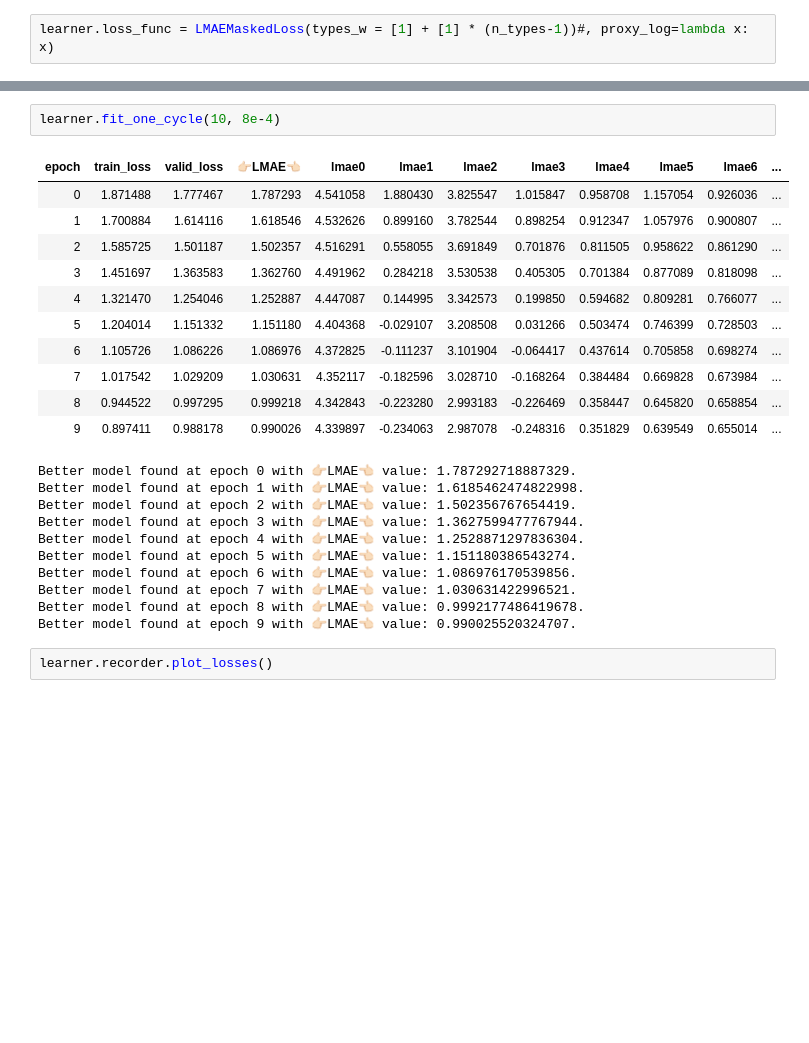
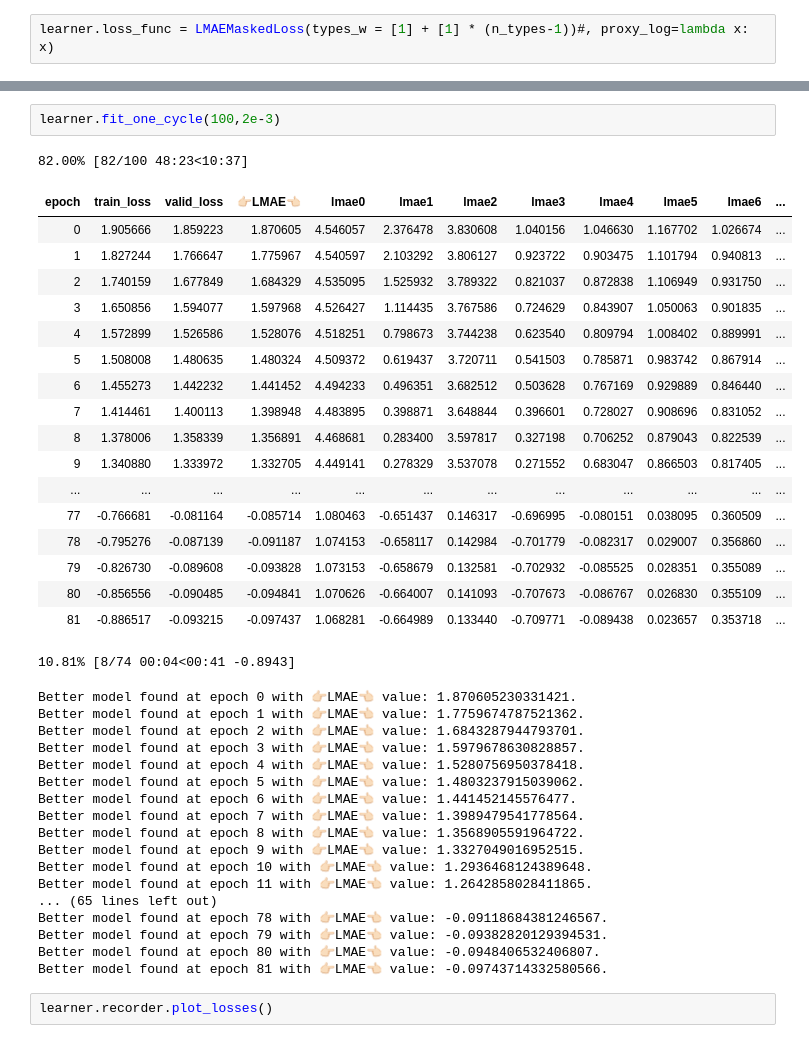
Before and after one commit to antorsae/champs-scalar-coupling, a Jupyter notebook: molecule-transformer.ipynb, the cells around one changed output, grey strips where cells are left out. Saved outputs shown, nothing was run; the diff lists cells and outputs as text; blank space fills up the shorter version.

```diff
--- a/molecule-transformer.ipynb
+++ b/molecule-transformer.ipynb
@@ -793,27 +845,42 @@ Min loss divided by 10: 7.59E-04
-# %%
-learner.fit_one_cycle(10, 8e-4)
-# %% [output]
-| epoch | train_loss | valid_loss | 👉🏻LMAE👈🏻 | lmae0 | lmae1 | lmae2 | lmae3 | lmae4 | lmae5 | lmae6 | ... |
-| 0 | 1.871488 | 1.777467 | 1.787293 | 4.541058 | 1.880430 | 3.825547 | 1.015847 | 0.958708 | 1.157054 | 0.926036 | ... |
-| 1 | 1.700884 | 1.614116 | 1.618546 | 4.532626 | 0.899160 | 3.782544 | 0.898254 | 0.912347 | 1.057976 | 0.900807 | ... |
-| 2 | 1.585725 | 1.501187 | 1.502357 | 4.516291 | 0.558055 | 3.691849 | 0.701876 | 0.811505 | 0.958622 | 0.861290 | ... |
-| 3 | 1.451697 | 1.363583 | 1.362760 | 4.491962 | 0.284218 | 3.530538 | 0.405305 | 0.701384 | 0.877089 | 0.818098 | ... |
-| 4 | 1.321470 | 1.254046 | 1.252887 | 4.447087 | 0.144995 | 3.342573 | 0.199850 | 0.594682 | 0.809281 | 0.766077 | ... |
-| 5 | 1.204014 | 1.151332 | 1.151180 | 4.404368 | -0.029107 | 3.208508 | 0.031266 | 0.503474 | 0.746399 | 0.728503 | ... |
-| 6 | 1.105726 | 1.086226 | 1.086976 | 4.372825 | -0.111237 | 3.101904 | -0.064417 | 0.437614 | 0.705858 | 0.698274 | ... |
-| 7 | 1.017542 | 1.029209 | 1.030631 | 4.352117 | -0.182596 | 3.028710 | -0.168264 | 0.384484 | 0.669828 | 0.673984 | ... |
-| 8 | 0.944522 | 0.997295 | 0.999218 | 4.342843 | -0.223280 | 2.993183 | -0.226469 | 0.358447 | 0.645820 | 0.658854 | ... |
-| 9 | 0.897411 | 0.988178 | 0.990026 | 4.339897 | -0.234063 | 2.987078 | -0.248316 | 0.351829 | 0.639549 | 0.655014 | ... |
-Better model found at epoch 0 with 👉🏻LMAE👈🏻 value: 1.787292718887329.
-Better model found at epoch 1 with 👉🏻LMAE👈🏻 value: 1.6185462474822998.
-Better model found at epoch 2 with 👉🏻LMAE👈🏻 value: 1.502356767654419.
-Better model found at epoch 3 with 👉🏻LMAE👈🏻 value: 1.3627599477767944.
-Better model found at epoch 4 with 👉🏻LMAE👈🏻 value: 1.2528871297836304.
-Better model found at epoch 5 with 👉🏻LMAE👈🏻 value: 1.151180386543274.
-Better model found at epoch 6 with 👉🏻LMAE👈🏻 value: 1.086976170539856.
-Better model found at epoch 7 with 👉🏻LMAE👈🏻 value: 1.030631422996521.
-Better model found at epoch 8 with 👉🏻LMAE👈🏻 value: 0.9992177486419678.
-Better model found at epoch 9 with 👉🏻LMAE👈🏻 value: 0.990025520324707.
+# %%
+learner.fit_one_cycle(100,2e-3)
+# %% [output]
+82.00% [82/100 48:23<10:37]
+| epoch | train_loss | valid_loss | 👉🏻LMAE👈🏻 | lmae0 | lmae1 | lmae2 | lmae3 | lmae4 | lmae5 | lmae6 | ... |
+| 0 | 1.905666 | 1.859223 | 1.870605 | 4.546057 | 2.376478 | 3.830608 | 1.040156 | 1.046630 | 1.167702 | 1.026674 | ... |
+| 1 | 1.827244 | 1.766647 | 1.775967 | 4.540597 | 2.103292 | 3.806127 | 0.923722 | 0.903475 | 1.101794 | 0.940813 | ... |
+| 2 | 1.740159 | 1.677849 | 1.684329 | 4.535095 | 1.525932 | 3.789322 | 0.821037 | 0.872838 | 1.106949 | 0.931750 | ... |
+| 3 | 1.650856 | 1.594077 | 1.597968 | 4.526427 | 1.114435 | 3.767586 | 0.724629 | 0.843907 | 1.050063 | 0.901835 | ... |
+| 4 | 1.572899 | 1.526586 | 1.528076 | 4.518251 | 0.798673 | 3.744238 | 0.623540 | 0.809794 | 1.008402 | 0.889991 | ... |
+| 5 | 1.508008 | 1.480635 | 1.480324 | 4.509372 | 0.619437 | 3.720711 | 0.541503 | 0.785871 | 0.983742 | 0.867914 | ... |
+| 6 | 1.455273 | 1.442232 | 1.441452 | 4.494233 | 0.496351 | 3.682512 | 0.503628 | 0.767169 | 0.929889 | 0.846440 | ... |
+| 7 | 1.414461 | 1.400113 | 1.398948 | 4.483895 | 0.398871 | 3.648844 | 0.396601 | 0.728027 | 0.908696 | 0.831052 | ... |
+| 8 | 1.378006 | 1.358339 | 1.356891 | 4.468681 | 0.283400 | 3.597817 | 0.327198 | 0.706252 | 0.879043 | 0.822539 | ... |
+| 9 | 1.340880 | 1.333972 | 1.332705 | 4.449141 | 0.278329 | 3.537078 | 0.271552 | 0.683047 | 0.866503 | 0.817405 | ... |
+| ... | ... | ... | ... | ... | ... | ... | ... | ... | ... | ... | ... |
+| 77 | -0.766681 | -0.081164 | -0.085714 | 1.080463 | -0.651437 | 0.146317 | -0.696995 | -0.080151 | 0.038095 | 0.360509 | ... |
+| 78 | -0.795276 | -0.087139 | -0.091187 | 1.074153 | -0.658117 | 0.142984 | -0.701779 | -0.082317 | 0.029007 | 0.356860 | ... |
+| 79 | -0.826730 | -0.089608 | -0.093828 | 1.073153 | -0.658679 | 0.132581 | -0.702932 | -0.085525 | 0.028351 | 0.355089 | ... |
+| 80 | -0.856556 | -0.090485 | -0.094841 | 1.070626 | -0.664007 | 0.141093 | -0.707673 | -0.086767 | 0.026830 | 0.355109 | ... |
+| 81 | -0.886517 | -0.093215 | -0.097437 | 1.068281 | -0.664989 | 0.133440 | -0.709771 | -0.089438 | 0.023657 | 0.353718 | ... |
+10.81% [8/74 00:04<00:41 -0.8943]
+Better model found at epoch 0 with 👉🏻LMAE👈🏻 value: 1.870605230331421.
+Better model found at epoch 1 with 👉🏻LMAE👈🏻 value: 1.7759674787521362.
+Better model found at epoch 2 with 👉🏻LMAE👈🏻 value: 1.6843287944793701.
+Better model found at epoch 3 with 👉🏻LMAE👈🏻 value: 1.5979678630828857.
+Better model found at epoch 4 with 👉🏻LMAE👈🏻 value: 1.5280756950378418.
+Better model found at epoch 5 with 👉🏻LMAE👈🏻 value: 1.4803237915039062.
+Better model found at epoch 6 with 👉🏻LMAE👈🏻 value: 1.441452145576477.
+Better model found at epoch 7 with 👉🏻LMAE👈🏻 value: 1.3989479541778564.
+Better model found at epoch 8 with 👉🏻LMAE👈🏻 value: 1.3568905591964722.
+Better model found at epoch 9 with 👉🏻LMAE👈🏻 value: 1.3327049016952515.
+Better model found at epoch 10 with 👉🏻LMAE👈🏻 value: 1.2936468124389648.
+Better model found at epoch 11 with 👉🏻LMAE👈🏻 value: 1.2642858028411865.
+... (65 lines left out)
+Better model found at epoch 78 with 👉🏻LMAE👈🏻 value: -0.09118684381246567.
+Better model found at epoch 79 with 👉🏻LMAE👈🏻 value: -0.09382820129394531.
+Better model found at epoch 80 with 👉🏻LMAE👈🏻 value: -0.0948406532406807.
+Better model found at epoch 81 with 👉🏻LMAE👈🏻 value: -0.09743714332580566.
 # %%
 learner.recorder.plot_losses()
 # %%
```
Also changed, not shown: parts of 10 cells of this notebook.
